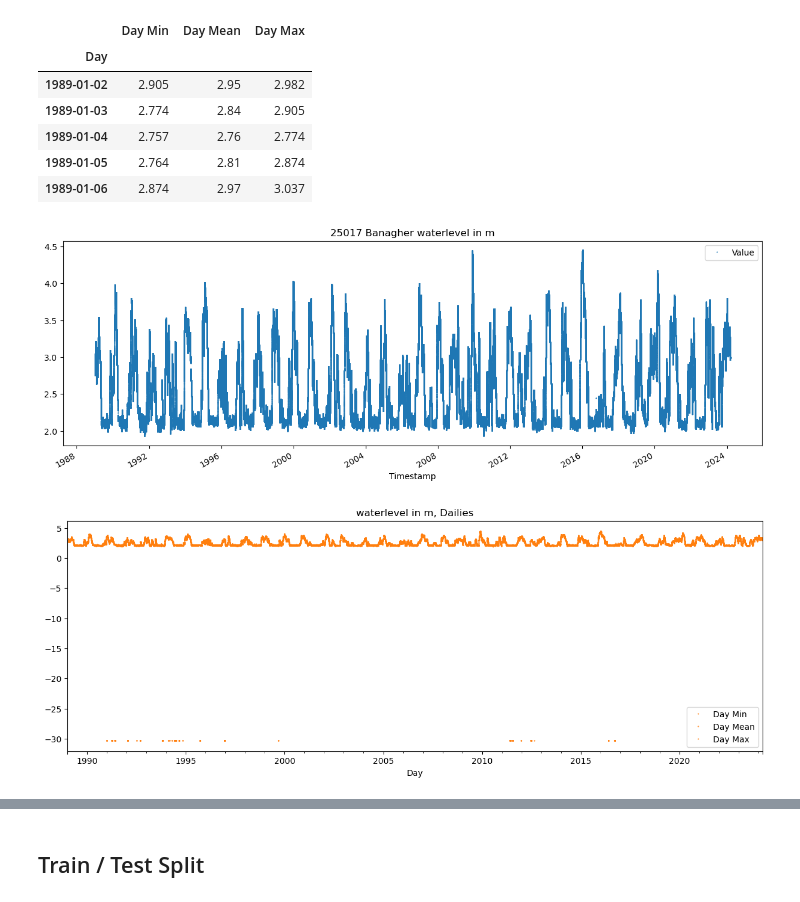
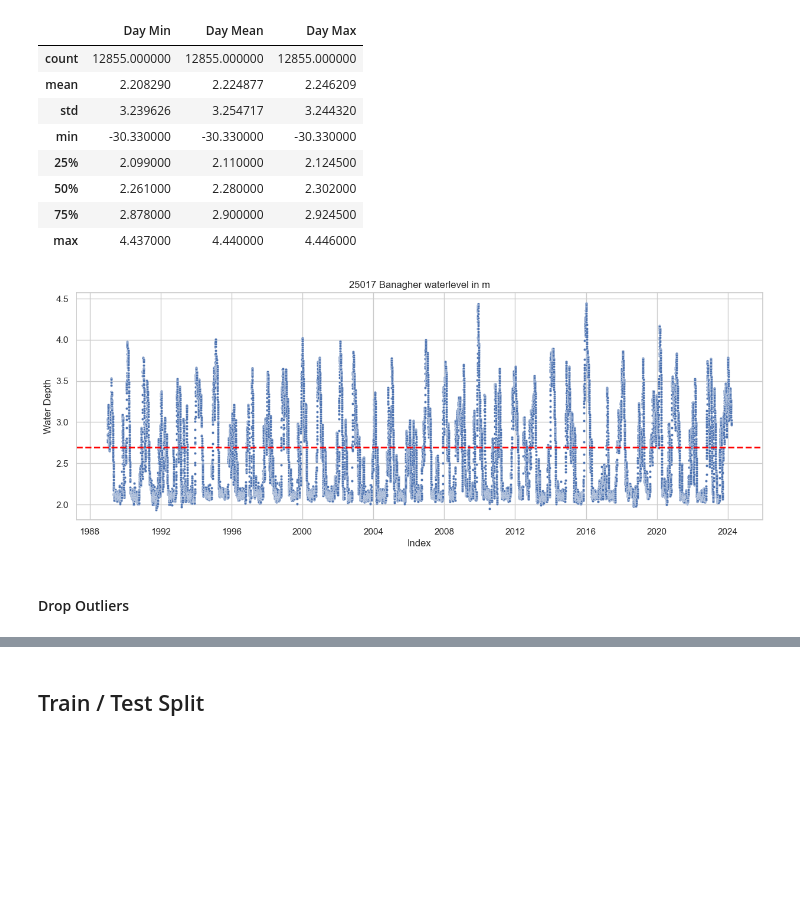
Before and after one commit to burked9/shannon-flood-piml, a Jupyter notebook: water_levels_banagher.ipynb, the cells around one changed output, grey strips where cells are left out. Drawn from its saved outputs; the diff is of its cells as text; code cells hidden in the pictures; blank space fills up the shorter version.

```diff
--- a/water_levels_banagher.ipynb
+++ b/water_levels_banagher.ipynb
@@ -54,0 +20,19 @@ df2['Day Max'] = df2['Day Max'] - height
+# %%
+# declare some constants
+# https://www.youtube.com/watch?v=vV12dGe_Fho&t=132s
+
+## correct for height above malin head
+height = 30.330 # this is height of sensor 25017 above Malin Head
+#df['DayMin'] = df['DayMin'] - height
+'''
+I want to calculate the floodline here,
+## Suggest last thursday is 3 feet above flood. - Dec 2023, check data for exact date! 17th?
+
+Find scalar for flood level in M. I suggest 3m less one foot, 0.3048m
+
+also import mean and percentile values from the waterlevels website, and compare them.
+'''
+
+field_flood = 3 - 0.3048 # in m - last estimate April 14th 2024 1ft water in field
+
+print(field_flood)
@@ -55,32 +93,43 @@ df2['Day Max'] = df2['Day Max'] - height
 # %%
-df2.head()
+#df.head()
 #df.tail()
 #df.index
+df_daily.describe()  # there are issues in outliers here every now and then from the sensor which must be dropped
 # %% [output]
 |  | Day Min | Day Mean | Day Max |
-| Day |  |  |  |
-| 1989-01-02 | 2.905 | 2.95 | 2.982 |
-| 1989-01-03 | 2.774 | 2.84 | 2.905 |
-| 1989-01-04 | 2.757 | 2.76 | 2.774 |
-| 1989-01-05 | 2.764 | 2.81 | 2.874 |
-| 1989-01-06 | 2.874 | 2.97 | 3.037 |
+| count | 12855.000000 | 12855.000000 | 12855.000000 |
+| mean | 2.208290 | 2.224877 | 2.246209 |
+| std | 3.239626 | 3.254717 | 3.244320 |
+| min | -30.330000 | -30.330000 | -30.330000 |
+| 25% | 2.099000 | 2.110000 | 2.124500 |
+| 50% | 2.261000 | 2.280000 | 2.302000 |
+| 75% | 2.878000 | 2.900000 | 2.924500 |
+| max | 4.437000 | 4.440000 | 4.446000 |
 # %%
-df.plot(style='.',
-        figsize=(15,5),
-        color=colour_pal[0],
-        title='25017 Banagher waterlevel in m',
-        markersize=1)
+df_one_point = df.iloc[::48] # every 24th point to keep it simpler for this plot
+
+#sns.set(style="whitegrid")
+plt.figure(figsize=(15, 5))
+sns.scatterplot(data=df_one_point, x=df_one_point.index, y='Value', s=10, palette=colour_pal)
+
+plt.axhline(y=field_flood, color='red', linestyle='--', linewidth=2) # mark this name
+# add quartile lines
+plt.title('25017 Banagher waterlevel in m')
+plt.xlabel('Index')
+plt.ylabel('Water Depth')
+
+# Show the plot
 plt.show()
 
-df2.plot(style='.',
-        figsize=(15,5),
-        color=colour_pal[1],
-        title='waterlevel in m, Dailies',
-        markersize=1)
-plt.show()
-
-# issues here with zeros on the second plot but I will come to fix this, by removing the outliers.
+# this was the older plot
+#df.plot(style='.',
+#        figsize=(15,5),
+#        color=colour_pal[0],
+#        title='25017 Banagher waterlevel in m',
+#        markersize=1)
+#plt.show()
 # %% [output]
-[figure, old version]
+[figure, new version]
-[figure, removed]
+# %% [markdown]
+#### Drop Outliers
 # %%
```
Also changed, not shown: parts of 17 cells of this notebook, 4 other files.
